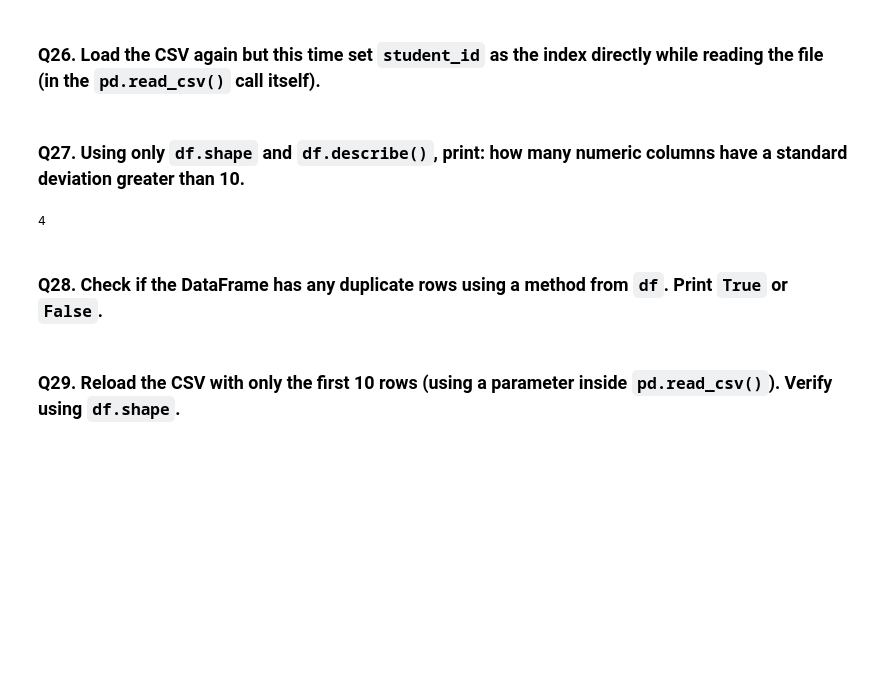
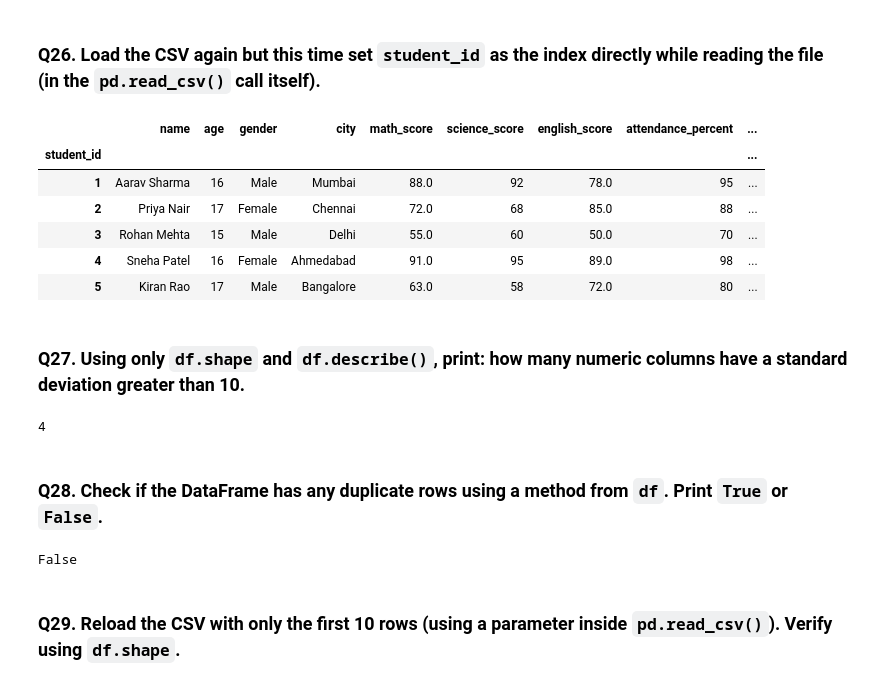
Before and after one commit to fayazbevanoor/Pandas-practice-sheets, a Jupyter notebook: pandas_basics.ipynb, the cells around one changed output. Drawn from its saved outputs; the diff is of its cells as text; code cells hidden in the pictures; blank space fills up the shorter version.

```diff
--- a/pandas_basics.ipynb
+++ b/pandas_basics.ipynb
@@ -403,12 +462,28 @@ df.describe().loc["max","math_score"] - df.describe().loc["min","math_score"]
 # %% [markdown]
 ### Q26. Load the CSV again but this time set `student_id` as the index directly while reading the file (in the `pd.read_csv()` call itself).
+# %%
+df= pd.read_csv('students_dataset.csv',index_col='student_id')
+df.head(5)
+# %% [output]
+|  | name | age | gender | city | math_score | science_score | english_score | attendance_percent | ... |
+| student_id |  |  |  |  |  |  |  |  | ... |
+| 1 | Aarav Sharma | 16 | Male | Mumbai | 88.0 | 92 | 78.0 | 95 | ... |
+| 2 | Priya Nair | 17 | Female | Chennai | 72.0 | 68 | 85.0 | 88 | ... |
+| 3 | Rohan Mehta | 15 | Male | Delhi | 55.0 | 60 | 50.0 | 70 | ... |
+| 4 | Sneha Patel | 16 | Female | Ahmedabad | 91.0 | 95 | 89.0 | 98 | ... |
+| 5 | Kiran Rao | 17 | Male | Bangalore | 63.0 | 58 | 72.0 | 80 | ... |
 # %% [markdown]
 ### Q27. Using only `df.shape` and `df.describe()`, print: how many numeric columns have a standard deviation greater than 10.
-# %%
-(df.describe().loc["std"]>10).sum()
-# %% [output]
-4
+# %%
+(df.describe().loc['std']>10).sum()
+# %% [output]
+4
 # %% [markdown]
 ### Q28. Check if the DataFrame has any duplicate rows using a method from `df`. Print `True` or `False`.
+# %%
+df.duplicated().sum()
+df.duplicated().any()
+# %% [output]
+False
 # %% [markdown]
 ### Q29. Reload the CSV with only the first 10 rows (using a parameter inside `pd.read_csv()`). Verify using `df.shape`.
```
Also changed, not shown: parts of 19 cells of this notebook.
